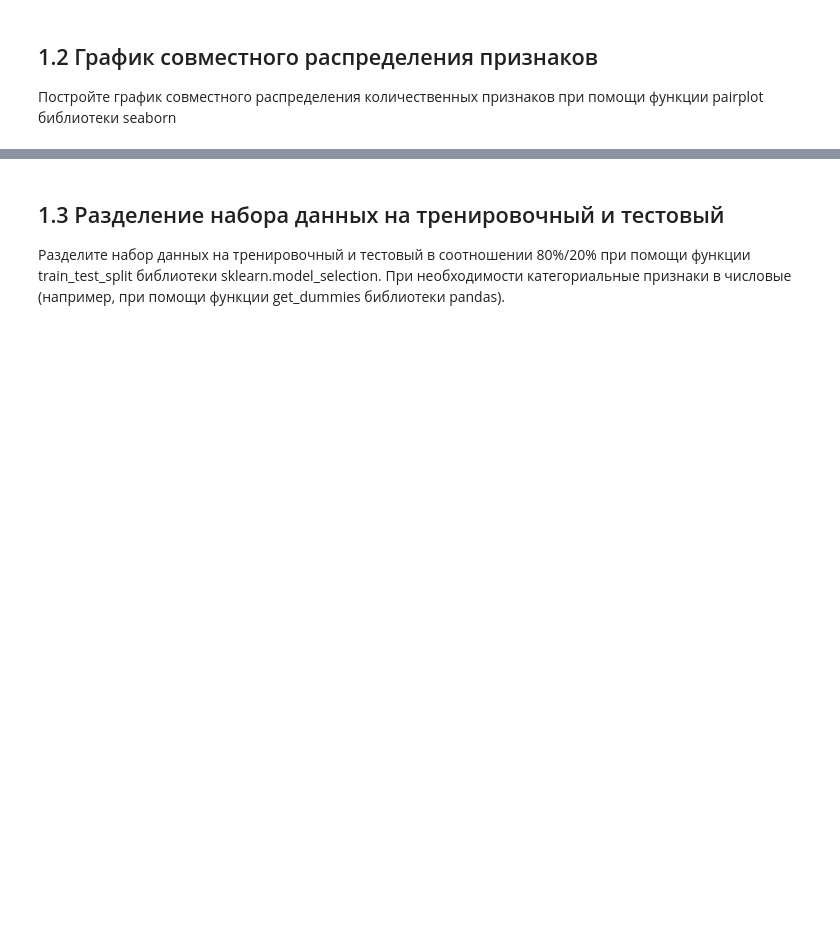
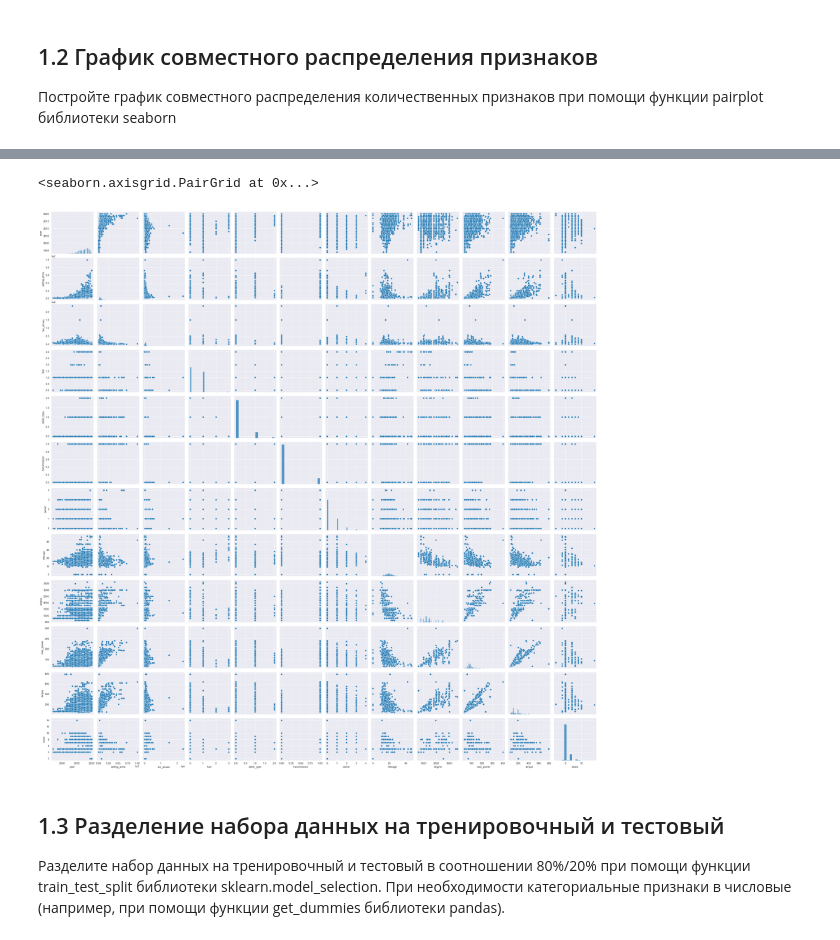
Before and after one commit to FalaleevDanila/DZ1_oirs, a Jupyter notebook: Домашнее_задание_1_Линейные_модели.ipynb, the cells around one changed output, grey strips where cells are left out. Cells and saved outputs as stored; diff of their text form; code cells hidden in the pictures; blank space fills up the shorter version.

```diff
--- a/Домашнее_задание_1_Линейные_модели.ipynb
+++ b/Домашнее_задание_1_Линейные_модели.ipynb
@@ -196,5 +236,8 @@ car_details
 # %%
-#sns.pairplot(car_details)
+sns.pairplot(car_details)
+# %% [output]
+<seaborn.axisgrid.PairGrid at 0x...>
+[figure, added]
 # %% [markdown]
 ## 1.3 Разделение набора данных на тренировочный и тестовый
 
```
Also changed, not shown: parts of 6 cells of this notebook.
